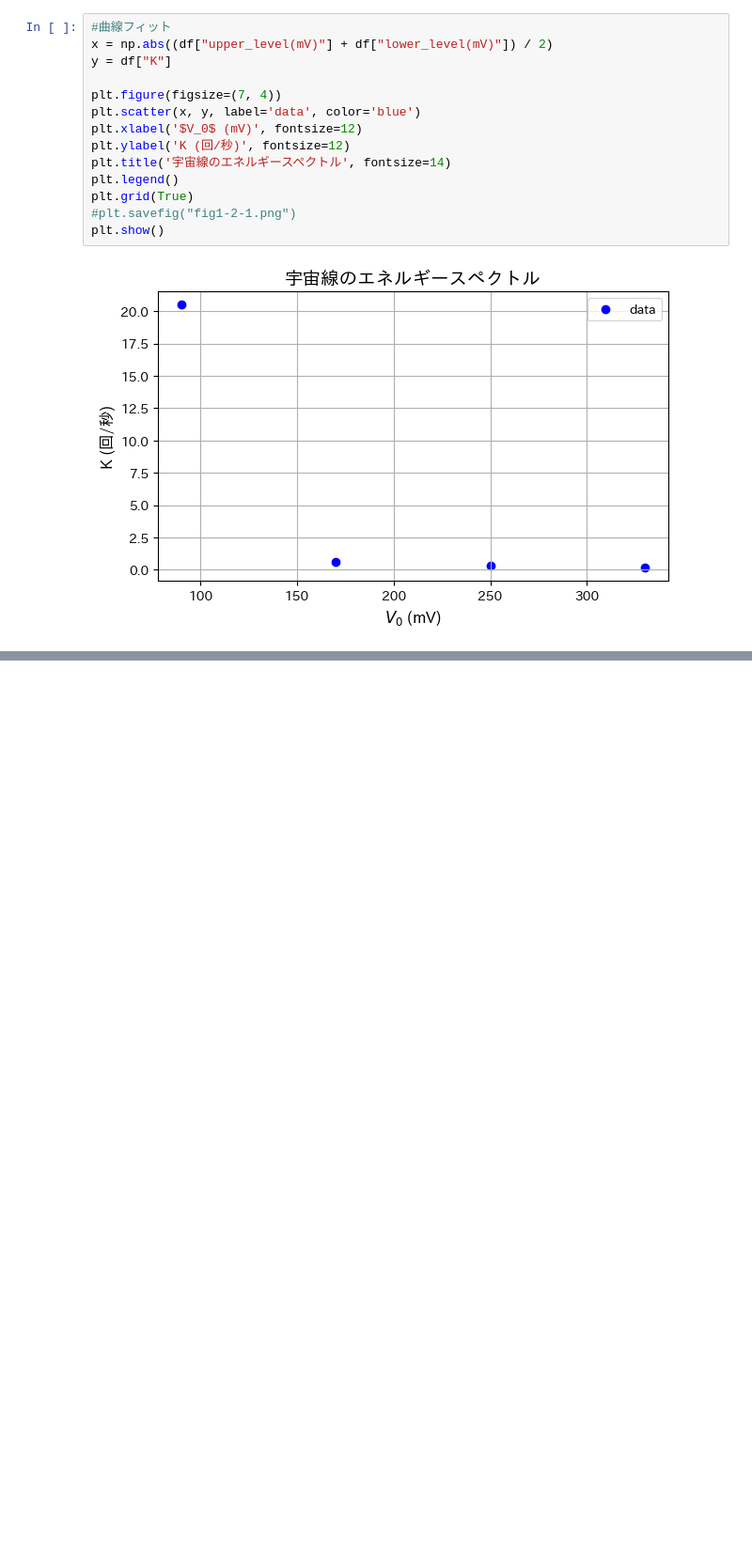
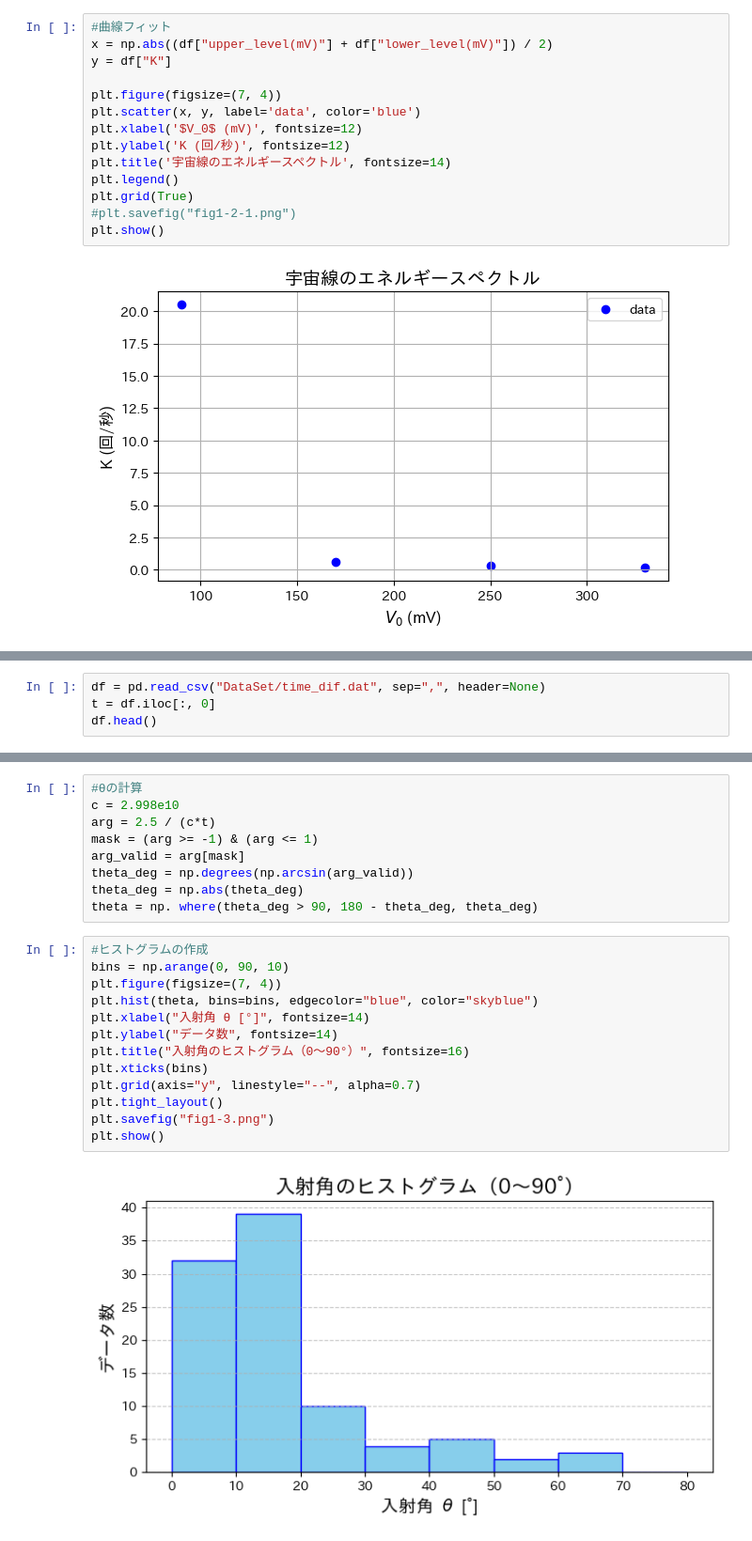
Before and after one commit to entyswimmer/Experiment_A, a Jupyter notebook: A6/A6_day1.ipynb, the cells around one changed output, grey strips where cells are left out. Shown: that part at 94% size. Saved outputs shown, nothing was run; the diff lists cells and outputs as text; blank space fills up the shorter version.

```diff
--- a/A6/A6_day1.ipynb
+++ b/A6/A6_day1.ipynb
@@ -68,0 +150,4 @@ plt.show()
+# %%
+df = pd.read_csv("DataSet/time_dif.dat", sep=",", header=None)
+t = df.iloc[:, 0]
+df.head()
@@ -68,0 +161,24 @@ plt.show()
+# %%
+#θの計算
+c = 2.998e10
+arg = 2.5 / (c*t)
+mask = (arg >= -1) & (arg <= 1)
+arg_valid = arg[mask]
+theta_deg = np.degrees(np.arcsin(arg_valid))
+theta_deg = np.abs(theta_deg)
+theta = np. where(theta_deg > 90, 180 - theta_deg, theta_deg)
+# %%
+#ヒストグラムの作成
+bins = np.arange(0, 90, 10)
+plt.figure(figsize=(7, 4))
+plt.hist(theta, bins=bins, edgecolor="blue", color="skyblue")
+plt.xlabel("入射角 θ [°]", fontsize=14)
+plt.ylabel("データ数", fontsize=14)
+plt.title("入射角のヒストグラム（0〜90°）", fontsize=16)
+plt.xticks(bins)
+plt.grid(axis="y", linestyle="--", alpha=0.7)
+plt.tight_layout()
+plt.savefig("fig1-3.png")
+plt.show()
+# %% [output]
+[figure, added]
```
Also changed, not shown: parts of 8 cells of this notebook.
